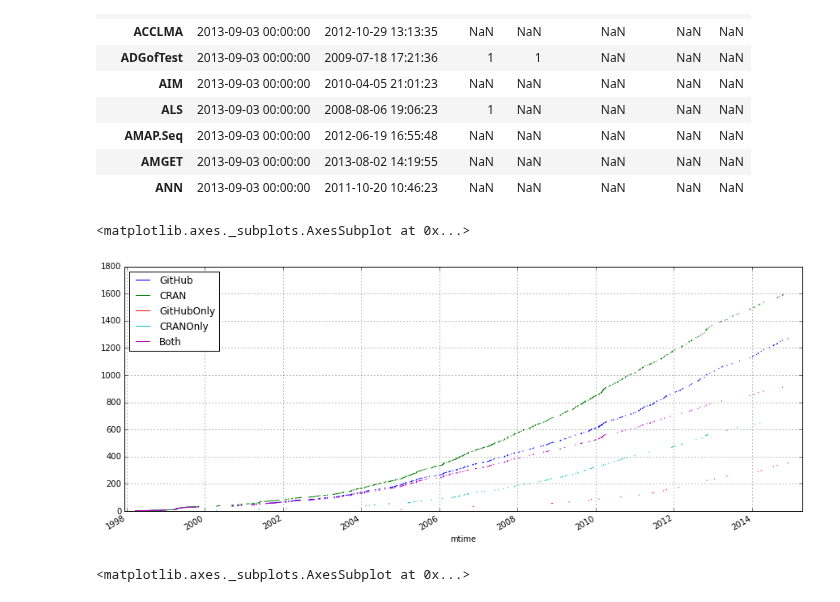
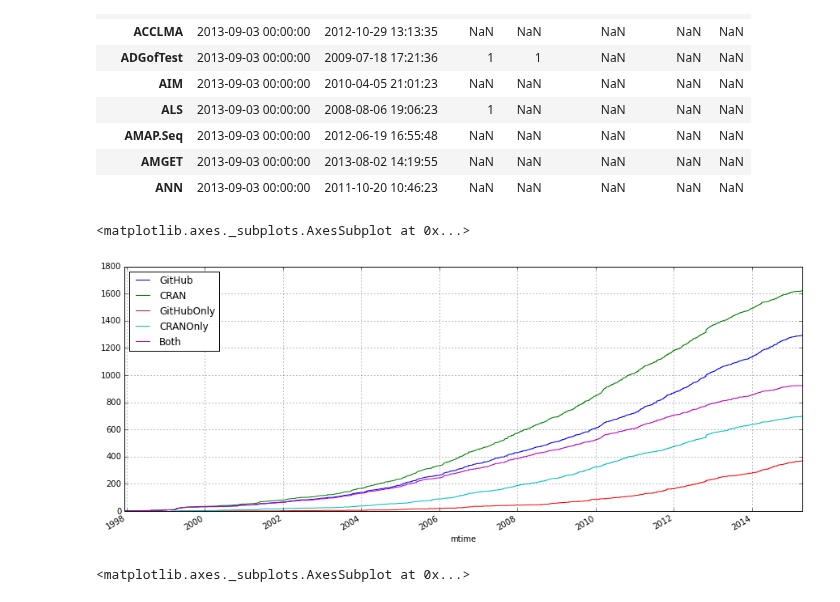
Before and after one commit to maelick/GitHub-API-Helpers, a Jupyter notebook: SANER2016/notebooks/Age of required CRAN packages.ipynb, the cells around one changed output. Saved outputs shown, nothing was run; the diff lists cells and outputs as text; code cells hidden in the pictures.

```diff
--- a/SANER2016/notebooks/Age of required CRAN packages.ipynb
+++ b/SANER2016/notebooks/Age of required CRAN packages.ipynb
@@ -78,15 +78,15 @@ def __F(row):
 # %%
 fields = ['GitHub', 'CRAN', 'GitHubOnly', 'CRANOnly', 'Both']
 
 d = required.apply(__F, axis=1)
 d = d[['mtime'] + fields]
 d['mtime'] = pandas.to_datetime(d['mtime'])
 d = d.set_index('mtime').sort_index()
 
-d.cumsum().plot(figsize=(15,6))
+d.cumsum().fillna(method='pad').plot(figsize=(15,6))
 # %% [output]
 <matplotlib.axes._subplots.AxesSubplot at 0x...>
-[figure, old version]
+[figure, new version]
 # %%
 d['days'] = (pandas.to_datetime('2015-06-01') - d.index).astype('timedelta64[D]')
 
```
Also changed, not shown: parts of 3 cells of this notebook, 2 other files.
